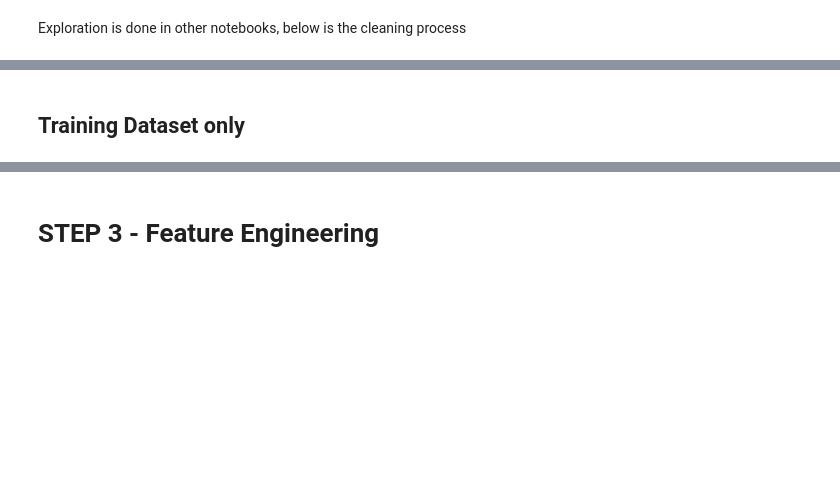
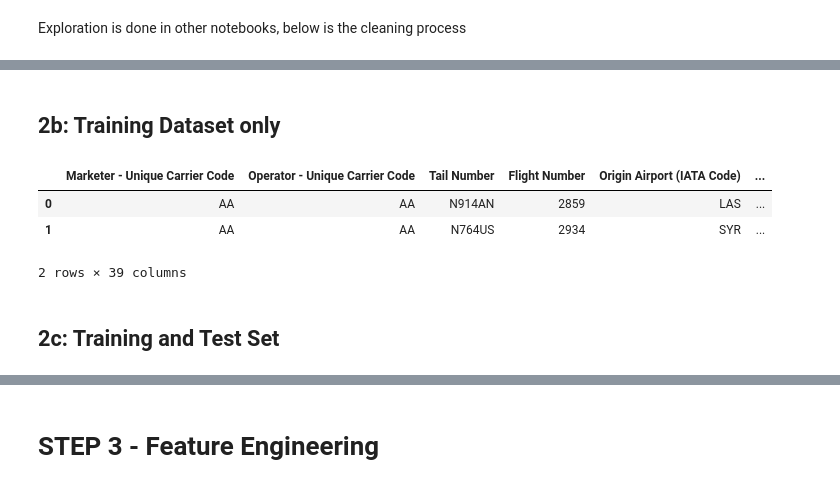
Before and after one commit to 538455/LHL_MidTermProject-Flight-Delay-Predictions, a Jupyter notebook: src/ipynb/Feature_Engineering.ipynb, the cells around one changed output, grey strips where cells are left out. Saved outputs shown, nothing was run; the diff lists cells and outputs as text; code cells hidden in the pictures; blank space fills up the shorter version.

```diff
--- a/src/ipynb/Feature_Engineering.ipynb
+++ b/src/ipynb/Feature_Engineering.ipynb
@@ -69,5 +84,5 @@ flights_sample = df
 # %% [markdown]
-## Training Dataset only
+## 2b: Training Dataset only
 # %%
 if trainingData == True:
     ### CLEANING CODE (Trg only):
@@ -147 +162,8 @@ if trainingData == True:
     flights_sample = df
+# %%
+flights_sample.head(2)
+# %% [output]
+|  | Marketer - Unique Carrier Code | Operator - Unique Carrier Code | Tail Number | Flight Number | Origin Airport (IATA Code) | ... |
+| 0 | AA | AA | N914AN | 2859 | LAS | ... |
+| 1 | AA | AA | N764US | 2934 | SYR | ... |
+2 rows × 39 columns
@@ -147,0 +176,2 @@ if trainingData == True:
+# %% [markdown]
+## 2c: Training and Test Set
```
Also changed, not shown: parts of 24 cells of this notebook, 2 other files.
